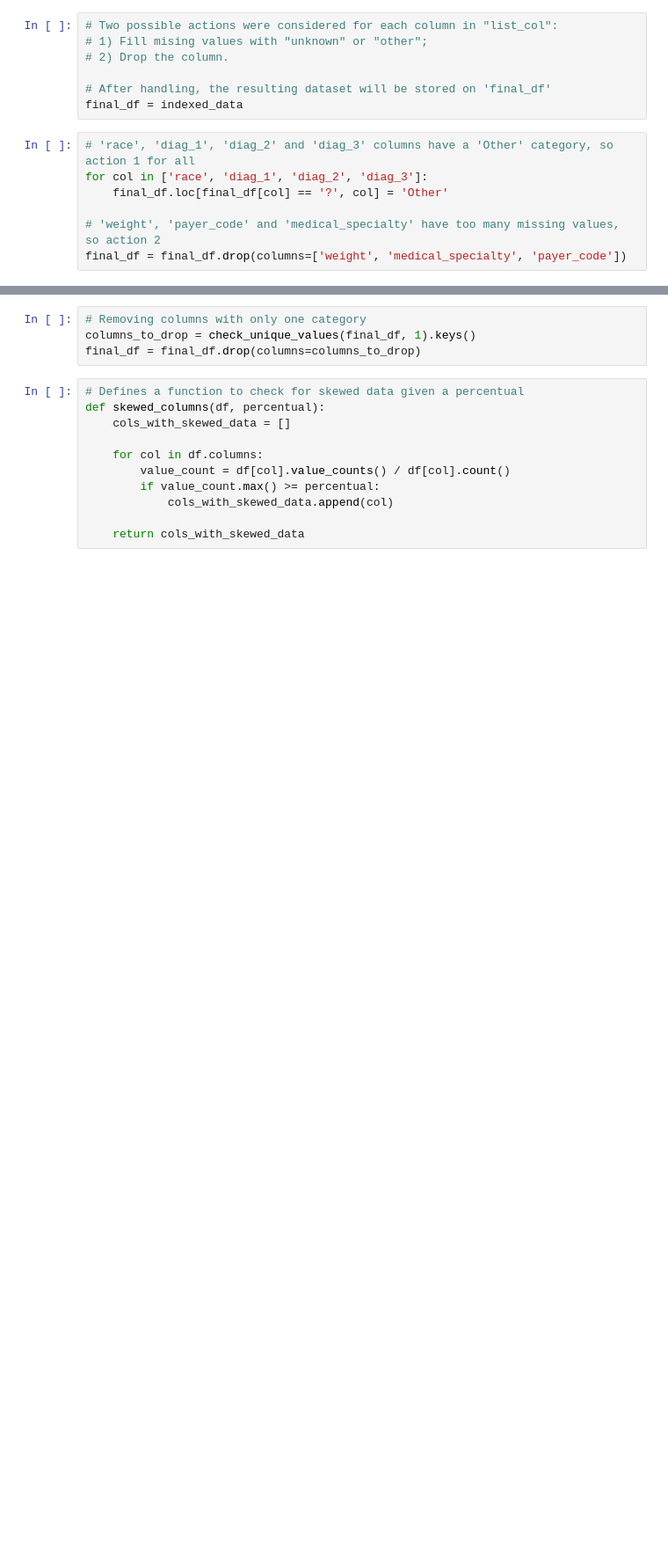
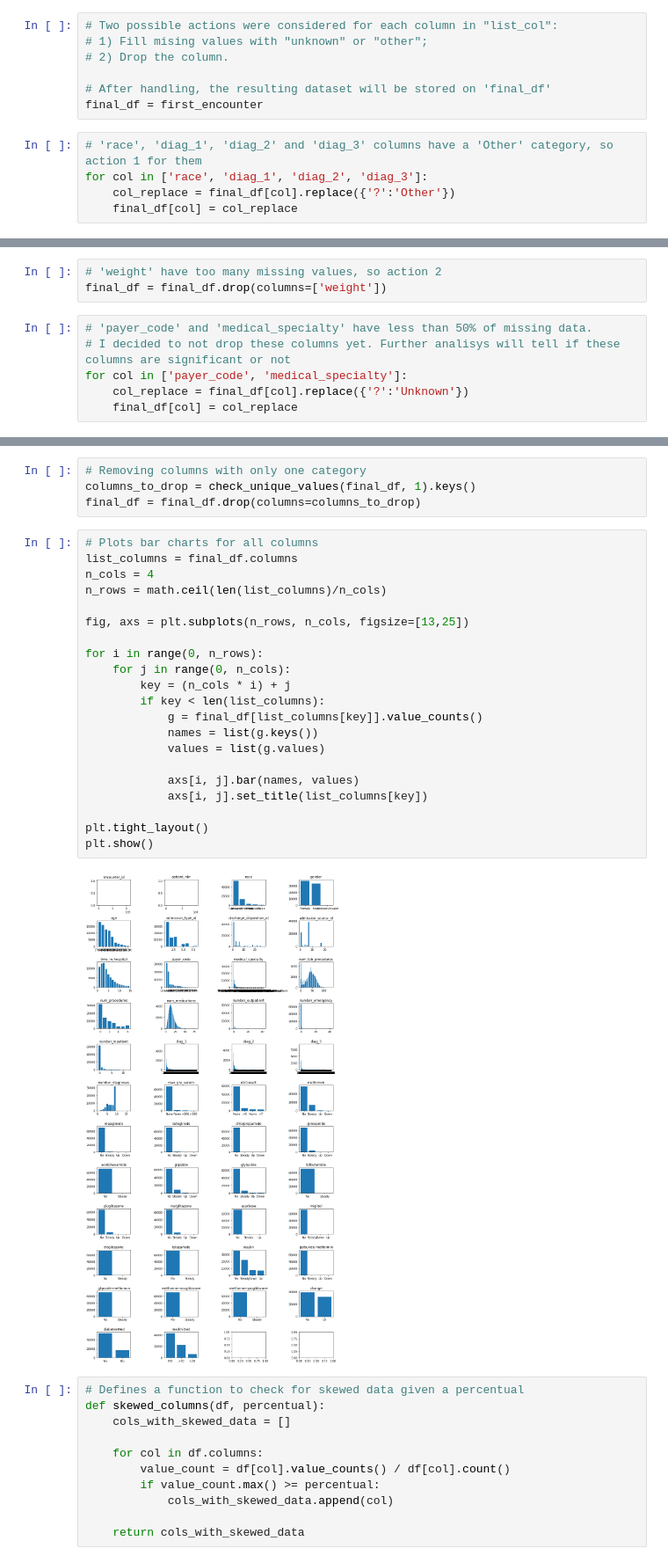
Before and after one commit to bbros7/diabetes-classification, a Jupyter notebook: Diabetes Classifier.ipynb, the cells around one changed output, grey strips where cells are left out. Shown at 88% size. Cells and saved outputs as stored; diff of their text form; blank space fills up the shorter version.

```diff
--- a/Diabetes Classifier.ipynb
+++ b/Diabetes Classifier.ipynb
@@ -171,11 +72,9 @@ list_col
 # 2) Drop the column.
 
 # After handling, the resulting dataset will be stored on 'final_df'
-final_df = indexed_data
+final_df = first_encounter
 # %%
-# 'race', 'diag_1', 'diag_2' and 'diag_3' columns have a 'Other' category, so action 1 for all
+# 'race', 'diag_1', 'diag_2' and 'diag_3' columns have a 'Other' category, so action 1 for them
 for col in ['race', 'diag_1', 'diag_2', 'diag_3']:
-    final_df.loc[final_df[col] == '?', col] = 'Other'
-
-# 'weight', 'payer_code' and 'medical_specialty' have too many missing values, so action 2
-final_df = final_df.drop(columns=['weight', 'medical_specialty', 'payer_code'])
+    col_replace = final_df[col].replace({'?':'Other'})
+    final_df[col] = col_replace
@@ -182,3 +87,12 @@ final_df = final_df.drop(columns=['weight', 'medical_specialty', 'payer_code'])
+# %%
+# 'weight' have too many missing values, so action 2
+final_df = final_df.drop(columns=['weight'])
+# %%
+# 'payer_code' and 'medical_specialty' have less than 50% of missing data.
+# I decided to not drop these columns yet. Further analisys will tell if these columns are significant or not
+for col in ['payer_code', 'medical_specialty']:
+    col_replace = final_df[col].replace({'?':'Unknown'})
+    final_df[col] = col_replace
 # %%
 # Defines a functions that check if unique values of all columns are less than some number
 def check_unique_values(df,unique_values_number):
@@ -217,6 +115,29 @@ check_unique_values(final_df, 4)
 # Removing columns with only one category
 columns_to_drop = check_unique_values(final_df, 1).keys()
 final_df = final_df.drop(columns=columns_to_drop)
+# %%
+# Plots bar charts for all columns
+list_columns = final_df.columns
+n_cols = 4
+n_rows = math.ceil(len(list_columns)/n_cols)
+
+fig, axs = plt.subplots(n_rows, n_cols, figsize=[13,25])
+
+for i in range(0, n_rows):
+    for j in range(0, n_cols):
+        key = (n_cols * i) + j
+        if key < len(list_columns):
+            g = final_df[list_columns[key]].value_counts()
+            names = list(g.keys())
+            values = list(g.values)
+
+            axs[i, j].bar(names, values)
+            axs[i, j].set_title(list_columns[key])
+
+plt.tight_layout()
+plt.show()
+# %% [output]
+[figure, added]
 # %%
 # Defines a function to check for skewed data given a percentual
 def skewed_columns(df, percentual):
```
Also changed, not shown: parts of 47 cells of this notebook, 4 other files.
